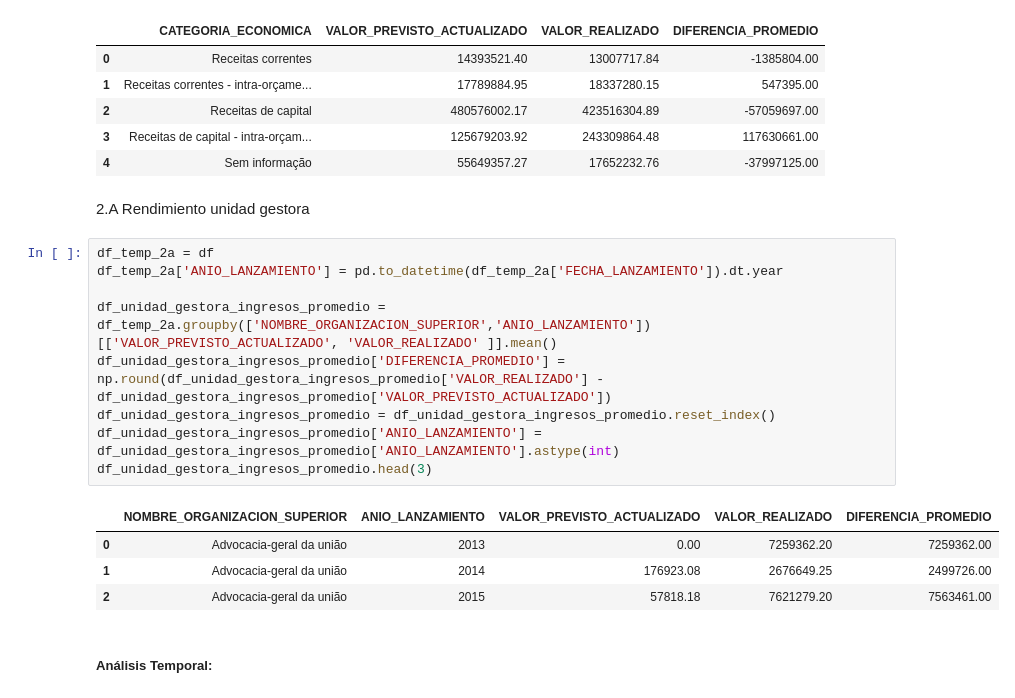
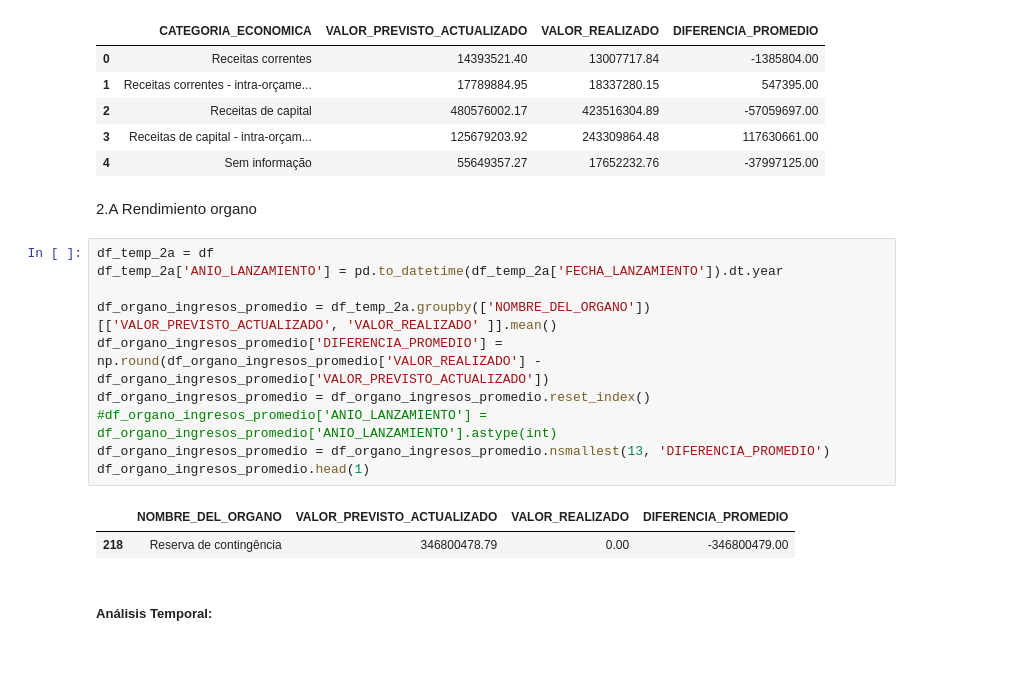
Before and after one commit to santiagorodriguez-dev/Proyecto2-EDA-Ingresos-Publicos-Brasil, a Jupyter notebook: notebooks/Fase_3_Analisis_Visulizacion.ipynb, the cells around one changed output. Drawn from its saved outputs; the diff is of its cells as text; blank space fills up the shorter version.

```diff
--- a/notebooks/Fase_3_Analisis_Visulizacion.ipynb
+++ b/notebooks/Fase_3_Analisis_Visulizacion.ipynb
@@ -108,21 +107,20 @@ display(df_categorias_ingresos_promedio)
 | 3 | Receitas de capital - intra-orçam... | 125679203.92 | 243309864.48 | 117630661.00 |
 | 4 | Sem informação | 55649357.27 | 17652232.76 | -37997125.00 |
 # %% [markdown]
-2.A  Rendimiento unidad gestora
+2.A  Rendimiento organo
 # %%
 df_temp_2a = df
 df_temp_2a['ANIO_LANZAMIENTO'] = pd.to_datetime(df_temp_2a['FECHA_LANZAMIENTO']).dt.year
 
-df_unidad_gestora_ingresos_promedio = df_temp_2a.groupby(['NOMBRE_ORGANIZACION_SUPERIOR','ANIO_LANZAMIENTO'])[['VALOR_PREVISTO_ACTUALIZADO', 'VALOR_REALIZADO' ]].mean()
-df_unidad_gestora_ingresos_promedio['DIFERENCIA_PROMEDIO'] = np.round(df_unidad_gestora_ingresos_promedio['VALOR_REALIZADO'] - df_unidad_gestora_ingresos_promedio['VALOR_PREVISTO_ACTUALIZADO'])
-df_unidad_gestora_ingresos_promedio = df_unidad_gestora_ingresos_promedio.reset_index()
-df_unidad_gestora_ingresos_promedio['ANIO_LANZAMIENTO'] = df_unidad_gestora_ingresos_promedio['ANIO_LANZAMIENTO'].astype(int)
-df_unidad_gestora_ingresos_promedio.head(3)
+df_organo_ingresos_promedio = df_temp_2a.groupby(['NOMBRE_DEL_ORGANO'])[['VALOR_PREVISTO_ACTUALIZADO', 'VALOR_REALIZADO' ]].mean()
+df_organo_ingresos_promedio['DIFERENCIA_PROMEDIO'] = np.round(df_organo_ingresos_promedio['VALOR_REALIZADO'] - df_organo_ingresos_promedio['VALOR_PREVISTO_ACTUALIZADO'])
+df_organo_ingresos_promedio = df_organo_ingresos_promedio.reset_index()
+#df_organo_ingresos_promedio['ANIO_LANZAMIENTO'] = df_organo_ingresos_promedio['ANIO_LANZAMIENTO'].astype(int)
+df_organo_ingresos_promedio = df_organo_ingresos_promedio.nsmallest(13, 'DIFERENCIA_PROMEDIO')
+df_organo_ingresos_promedio.head(1)
 # %% [output]
-|  | NOMBRE_ORGANIZACION_SUPERIOR | ANIO_LANZAMIENTO | VALOR_PREVISTO_ACTUALIZADO | VALOR_REALIZADO | DIFERENCIA_PROMEDIO |
-| 0 | Advocacia-geral da união | 2013 | 0.00 | 7259362.20 | 7259362.00 |
-| 1 | Advocacia-geral da união | 2014 | 176923.08 | 2676649.25 | 2499726.00 |
-| 2 | Advocacia-geral da união | 2015 | 57818.18 | 7621279.20 | 7563461.00 |
+|  | NOMBRE_DEL_ORGANO | VALOR_PREVISTO_ACTUALIZADO | VALOR_REALIZADO | DIFERENCIA_PROMEDIO |
+| 218 | Reserva de contingência | 346800478.79 | 0.00 | -346800479.00 |
 # %% [markdown]
 ##### Análisis Temporal:
 # %% [markdown]
```
Also changed, not shown: parts of 3 cells of this notebook, 1 other file.
